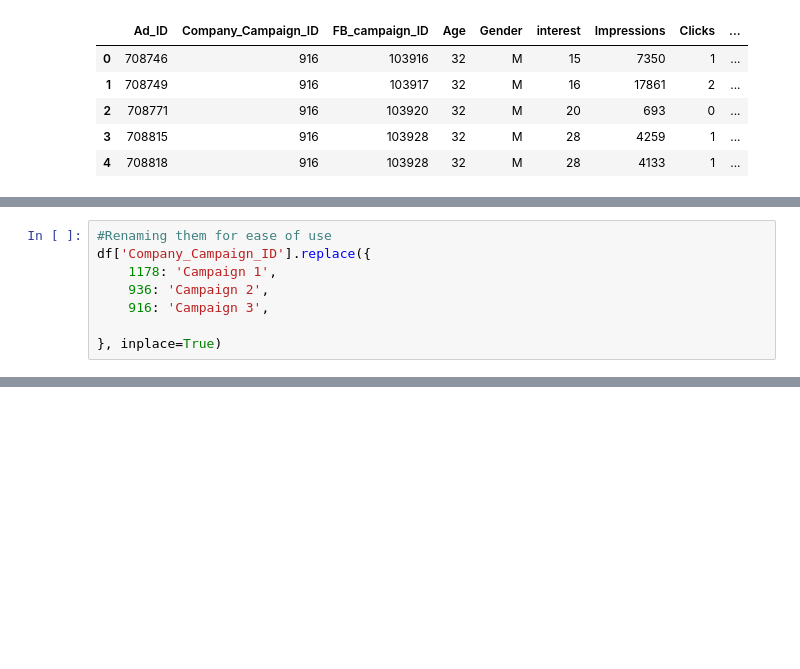
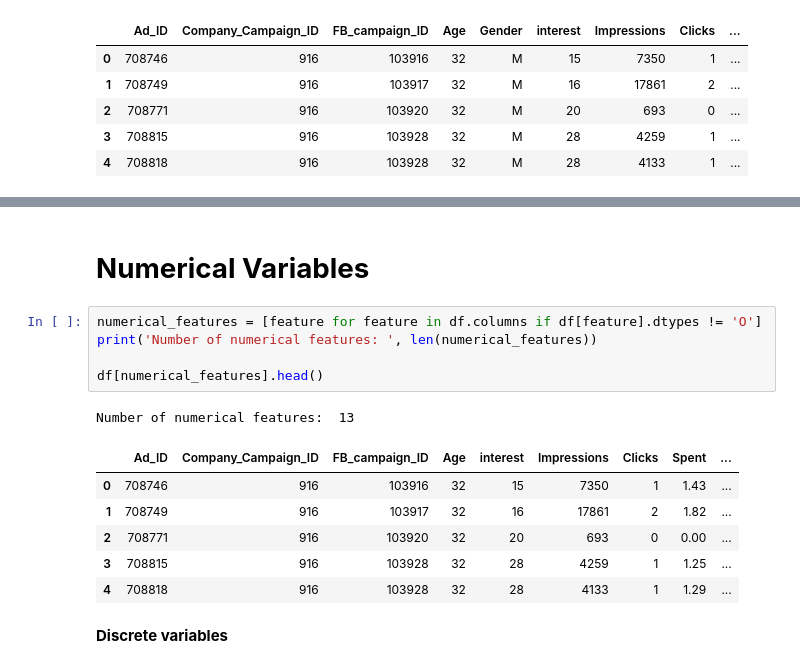
Before and after one commit to abdeloufir/marketing_camp_rev_pred, a Jupyter notebook: notebooks/data_eda.ipynb, the cells around one changed output, grey strips where cells are left out. Saved outputs shown, nothing was run; the diff lists cells and outputs as text; blank space fills up the shorter version.

```diff
--- a/notebooks/data_eda.ipynb
+++ b/notebooks/data_eda.ipynb
@@ -63,8 +16,0 @@ Name: count, dtype: int64
-# %%
-#Renaming them for ease of use
-df['Company_Campaign_ID'].replace({
-    1178: 'Campaign 1',
-    936: 'Campaign 2',
-    916: 'Campaign 3',
-
-}, inplace=True)
@@ -231,0 +28,17 @@ for i in df_corr.columns:
+# %% [markdown]
+# **Numerical Variables**
+# %%
+numerical_features = [feature for feature in df.columns if df[feature].dtypes != 'O']
+print('Number of numerical features: ', len(numerical_features))
+
+df[numerical_features].head()
+# %% [output]
+Number of numerical features:  13
+|  | Ad_ID | Company_Campaign_ID | FB_campaign_ID | Age | interest | Impressions | Clicks | Spent | ... |
+| 0 | 708746 | 916 | 103916 | 32 | 15 | 7350 | 1 | 1.43 | ... |
+| 1 | 708749 | 916 | 103917 | 32 | 16 | 17861 | 2 | 1.82 | ... |
+| 2 | 708771 | 916 | 103920 | 32 | 20 | 693 | 0 | 0.00 | ... |
+| 3 | 708815 | 916 | 103928 | 32 | 28 | 4259 | 1 | 1.25 | ... |
+| 4 | 708818 | 916 | 103928 | 32 | 28 | 4133 | 1 | 1.29 | ... |
+# %% [markdown]
+**Discrete variables**
```
Also changed, not shown: parts of 46 cells of this notebook.
